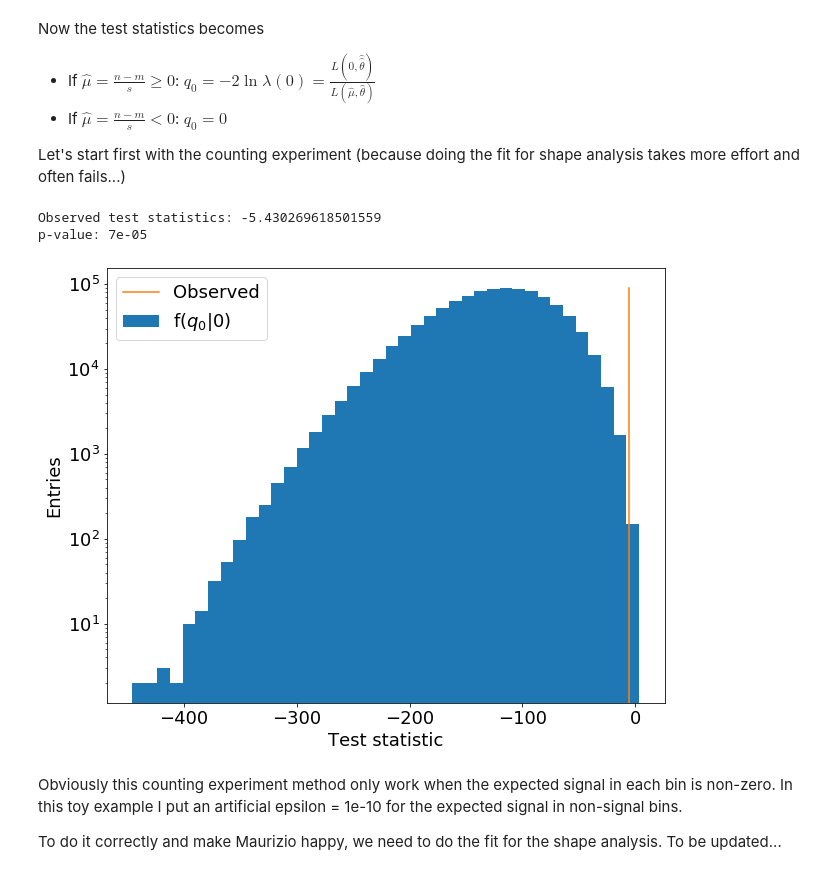
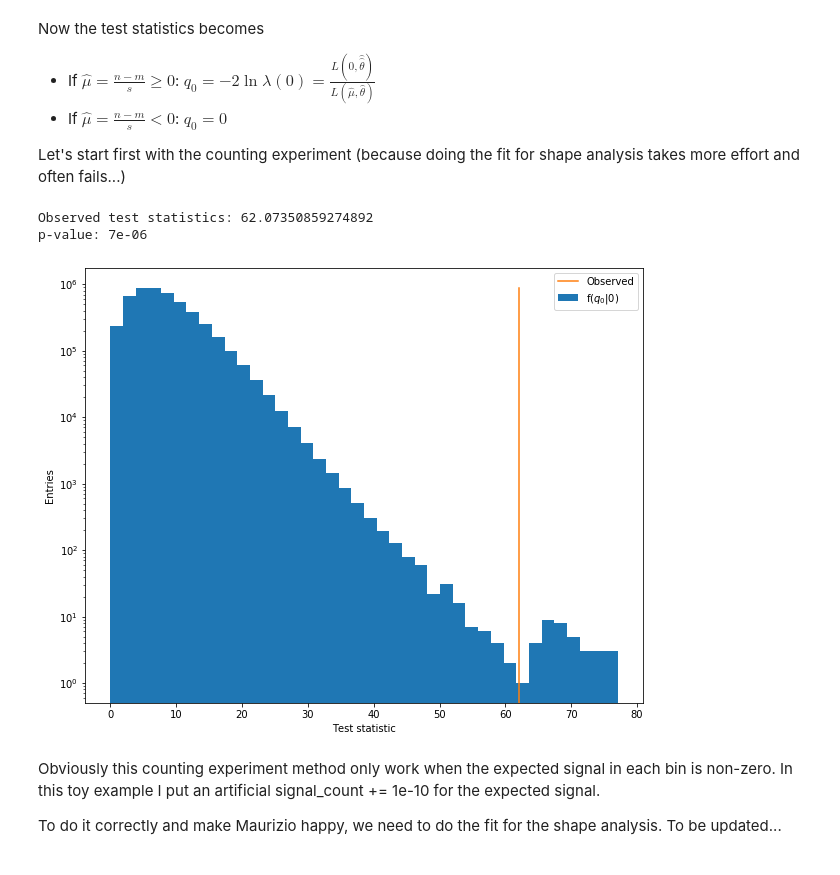
Before and after one commit to thongonary/Thoughts, a Jupyter notebook: HypothesisTesting.ipynb, the cells around one changed output. Cells and saved outputs as stored; diff of their text form; code cells hidden in the pictures.

```diff
--- a/HypothesisTesting.ipynb
+++ b/HypothesisTesting.ipynb
@@ -10,16 +10,17 @@ Reference: "Asymptotic formulae for likelihood-based tests of new physics" https
 
 ### Making a toy dataset
 # %%
-n_bins = 30
+n_bins = 15
 max_bin = 600
 min_bin = 0
 
 # Assuming this is Monte Carlo
 plt.figure(figsize=(10,8))
 background = np.random.exponential(100, round(1e5))
-signal = np.random.normal(350,10, round(2e2))
+signal = np.random.normal(350,10, round(2e3))
 bkg_count, _, _ = plt.hist(background, bins=n_bins, range=(min_bin, max_bin), histtype='step', linewidth=3, label='Full background MC')
 sig_count, _, _ = plt.hist(signal, bins=n_bins, range=(min_bin, max_bin), histtype='stepfilled', alpha=0.3, label='Signal MC')
+#sig_count = np.where(sig_count > 0, sig_count, 1e-10)
 
 bin_center = np.arange(n_bins/2, max_bin, (max_bin-min_bin)/n_bins)
 
@@ -81,7 +82,10 @@ Now the test statistics becomes
 Let's start first with the counting experiment (because doing the fit for shape analysis takes more effort and often fails...)
 # %%
 # Defining necessary variables
+
+# To avoid non-zero bins
 eps = 1e-10
+sig_count = sig_count + eps
 
 def get_likelihood(mu, b, s, tau, N, M):
     """
@@ -102,7 +106,7 @@ def get_likelihood(mu, b, s, tau, N, M):
     return likelihood
 
 def get_mu_hat(N, M, tau, s):
-    return (N-M/tau)/(s+eps)
+    return (N-M/tau)/(s)
 
 def get_b_hat(M, tau):
     return M/tau
@@ -167,12 +171,12 @@ def discovery_hypothesis_testing(bkg_count, sig_count, tau, M_obs, N_obs, N_asym
     return pval
 # %%
 pval = discovery_hypothesis_testing(bkg_count=control_MC, sig_count=sig_count,
-                                    tau=0.1, M_obs=control_region, N_obs=obs_data, N_asymov=round(1e6), show_plot=True)
+                                    tau=0.1, M_obs=control_region, N_obs=obs_data, N_asymov=round(5e6), show_plot=True)
 # %% [output]
-Observed test statistics: -5.430269618501559
-p-value: 7e-05
+Observed test statistics: 62.07350859274892
+p-value: 7e-06
-[figure, old version]
+[figure, new version]
 # %% [markdown]
-Obviously this counting experiment method only work when the expected signal in each bin is non-zero. In this toy example I put an artificial epsilon = 1e-10 for the expected signal in non-signal bins.
+Obviously this counting experiment method only work when the expected signal in each bin is non-zero. In this toy example I put an artificial signal_count += 1e-10 for the expected signal.
 
 To do it correctly and make Maurizio happy, we need to do the fit for the shape analysis. To be updated...
```
Also changed, not shown: parts of 1 cell of this notebook.
